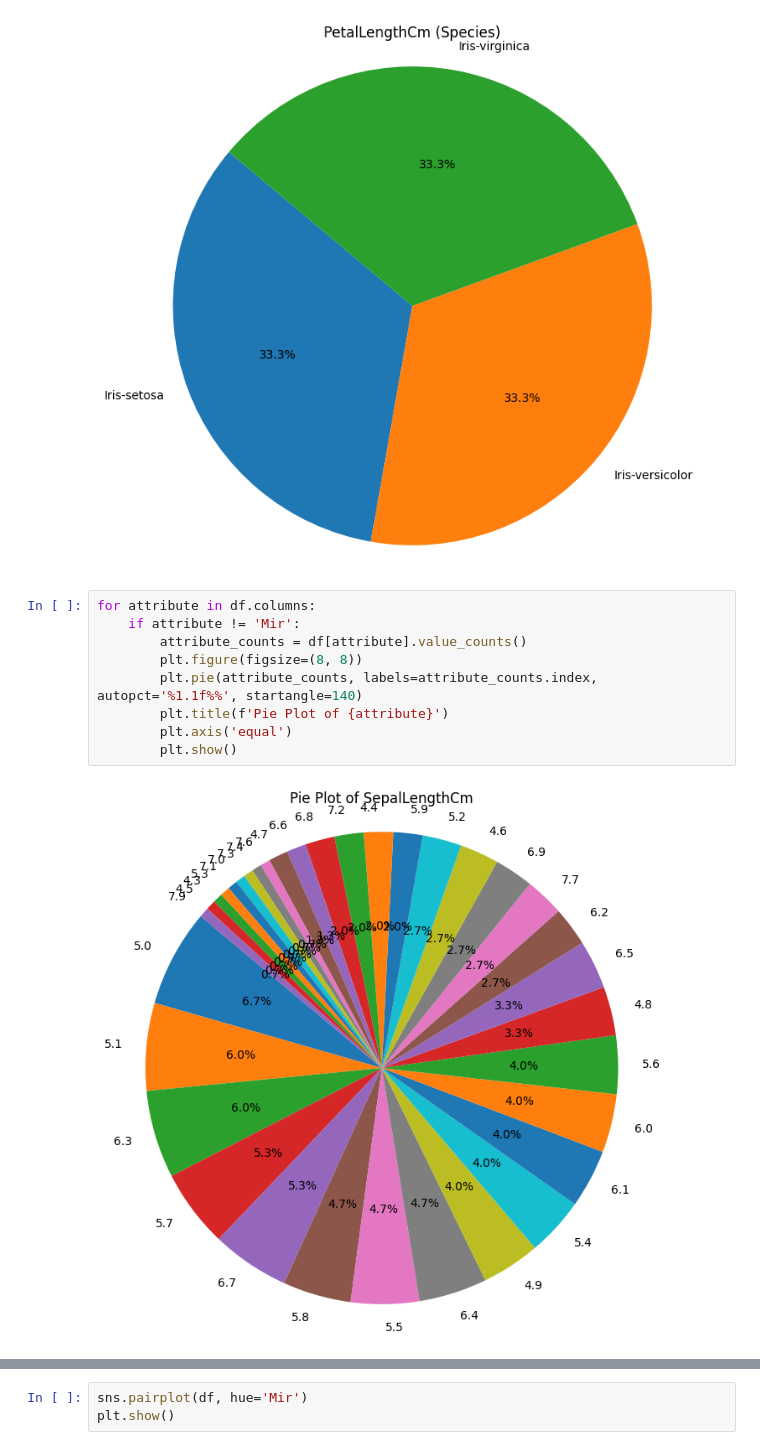
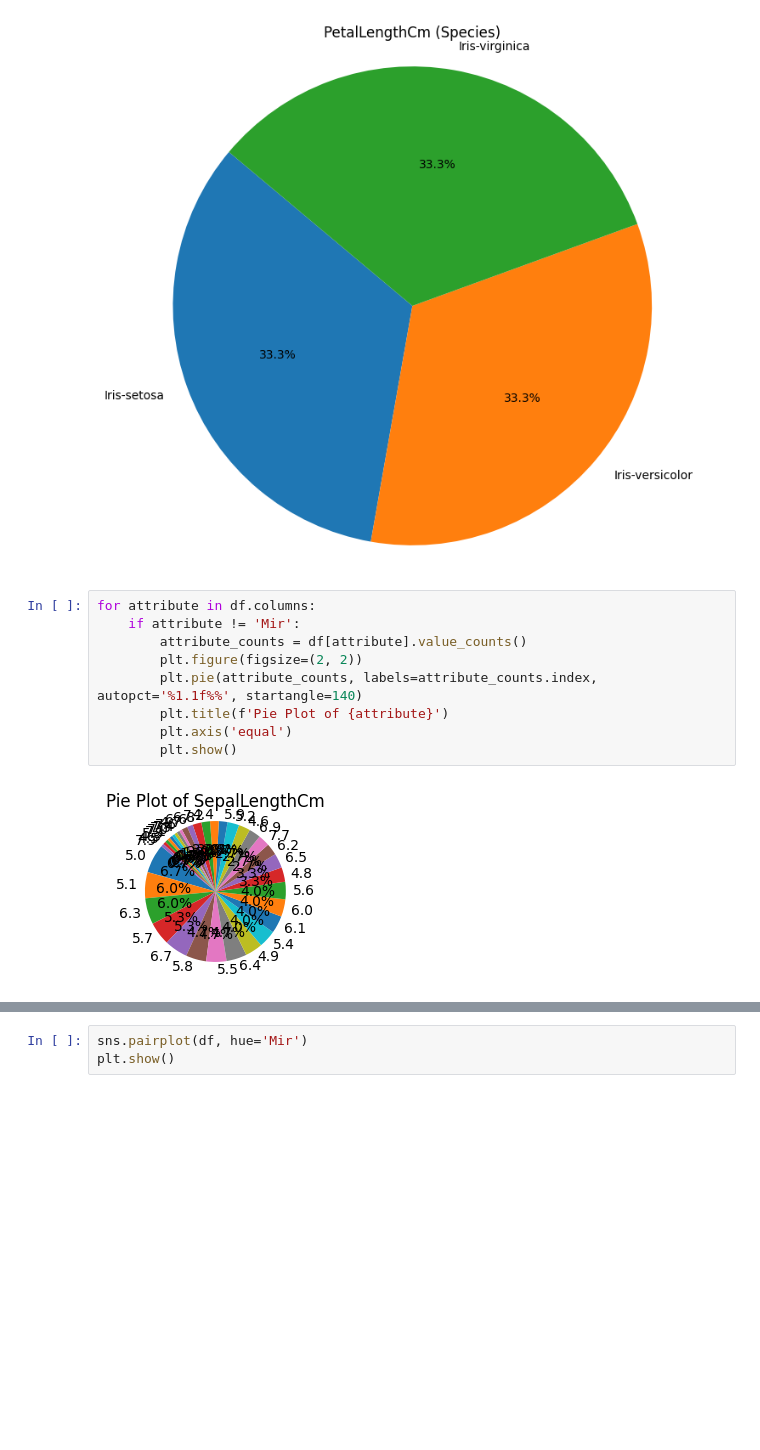
Before and after one commit to the-mir/CSVFile, a Jupyter notebook: CSVFile.ipynb, the cells around one changed output, grey strips where cells are left out. Saved outputs shown, nothing was run; the diff lists cells and outputs as text; blank space fills up the shorter version.

```diff
--- a/CSVFile.ipynb
+++ b/CSVFile.ipynb
@@ -198,11 +198,11 @@ plt.axis('equal')
 # %%
 for attribute in df.columns:
     if attribute != 'Mir':
         attribute_counts = df[attribute].value_counts()
-        plt.figure(figsize=(8, 8))
+        plt.figure(figsize=(2, 2))
         plt.pie(attribute_counts, labels=attribute_counts.index, autopct='%1.1f%%', startangle=140)
         plt.title(f'Pie Plot of {attribute}')
         plt.axis('equal')
         plt.show()
 # %% [output]
-[figure, old version]
+[figure, new version]
```
Also changed, not shown: parts of 1 cell of this notebook.
